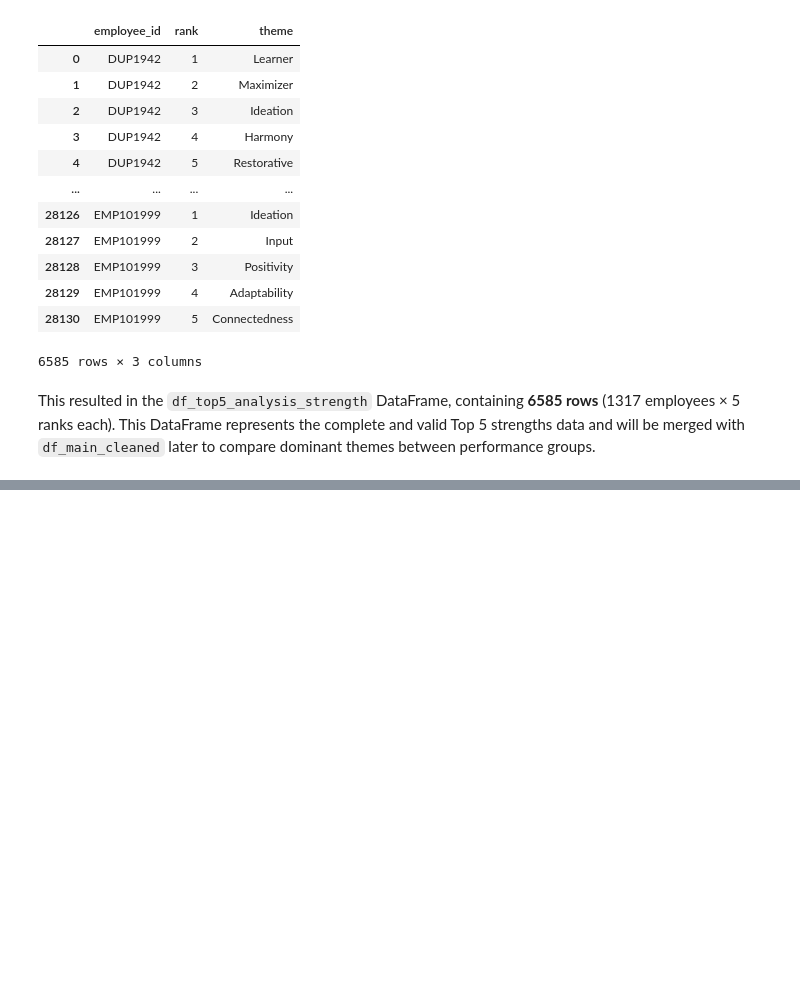
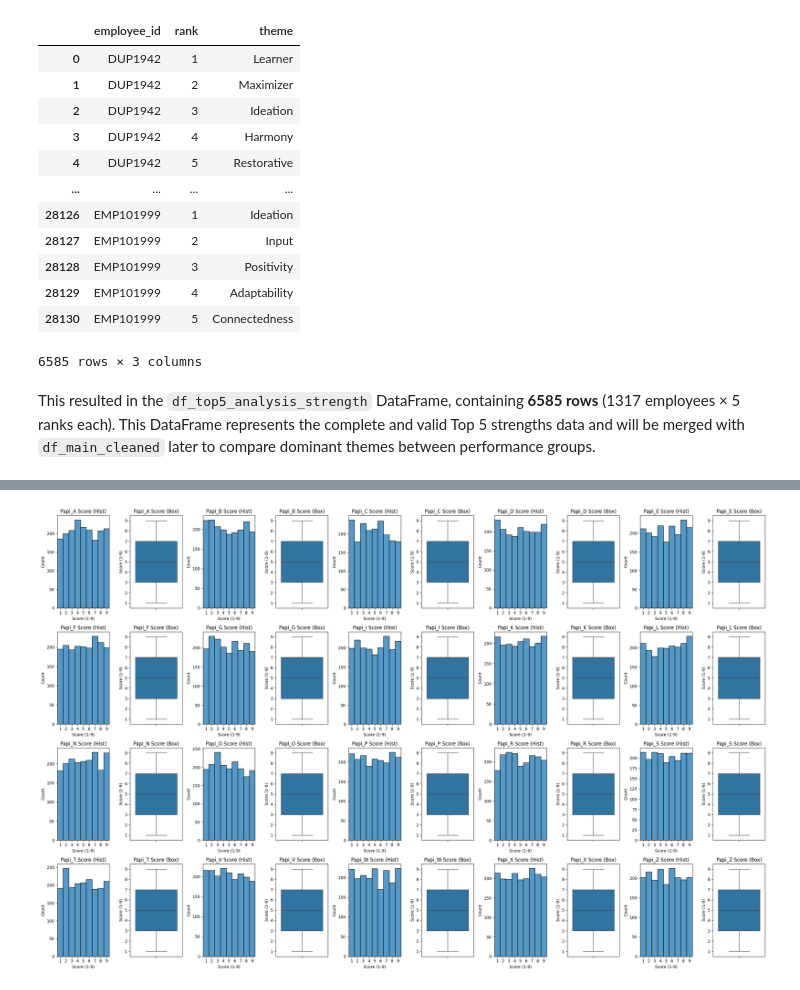
Before and after one commit to fbudimannn/talent-intelligence-system, a Jupyter notebook: 1_analysis/data_exploration.ipynb, the cells around one changed output, grey strips where cells are left out. Drawn from its saved outputs; the diff is of its cells as text; code cells hidden in the pictures; blank space fills up the shorter version.

```diff
--- a/1_analysis/data_exploration.ipynb
+++ b/1_analysis/data_exploration.ipynb
@@ -1344,0 +1374,4 @@ This resulted in the `df_top5_analysis_strength` DataFrame, containing **6585 ro
+# %%
+# Make a copy for irrelevant analysis
+
+df_papi_scores_irrelevant = df_papi_scores.copy()
@@ -1344,0 +1416,3 @@ This resulted in the `df_top5_analysis_strength` DataFrame, containing **6585 ro
+# %%
+#Make a copy for null value check
+df_papi_scores_null = df_papi_scores_irrelevant.copy()
@@ -1344,0 +1486,55 @@ This resulted in the `df_top5_analysis_strength` DataFrame, containing **6585 ro
+# %%
+# Check Score Distribution per PAPI Scale
+
+# Get unique scale codes
+scale_codes = df_papi_scores_null['scale_code'].unique()
+n_scales = len(scale_codes)
+
+# Determine grid size (e.g., 5 columns wide for pairs of plots)
+n_cols = 5
+n_rows = (n_scales + n_cols - 1) // n_cols # Calculate needed rows
+
+# Create figure and axes grid
+# Each scale gets 2 plots (hist + box), so n_cols * 2 columns needed
+fig, axes = plt.subplots(n_rows, n_cols * 2, figsize=(n_cols * 5, n_rows * 4))
+axes = axes.flatten() # Flatten the axes array for easy iteration
+
+plot_idx = 0
+for i, scale in enumerate(sorted(scale_codes)): # Sort scales alphabetically
+    # Filter data for the current scale, excluding NaNs for plotting distribution
+    scale_data = df_papi_scores_null[df_papi_scores_null['scale_code'] == scale]['score'].dropna()
+
+    if not scale_data.empty:
+        # --- Histogram ---
+        ax_hist = axes[plot_idx]
+        # Use bins appropriate for integer scores 1-9
+        sns.histplot(scale_data, kde=False, ax=ax_hist, bins=np.arange(1, 11) - 0.5)
+        ax_hist.set_title(f'{scale} Score (Hist)')
+        ax_hist.set_xlabel('Score (1-9)')
+        ax_hist.set_xticks(range(1, 10)) # Set ticks for scores 1-9
+        ax_hist.set_xlim(0.5, 9.5) # Set x-axis limits
+
+        # --- Boxplot ---
+        ax_box = axes[plot_idx + 1]
+        sns.boxplot(y=scale_data, ax=ax_box)
+        ax_box.set_title(f'{scale} Score (Box)')
+        ax_box.set_ylabel('Score (1-9)')
+        ax_box.set_ylim(0.5, 9.5) # Set y-axis limits consistent with range 1-9
+
+        plot_idx += 2 # Move to the next pair of axes
+    else:
+         # Handle case where a scale might have NO scores
+        axes[plot_idx].set_title(f'{scale} (No Data)')
+        axes[plot_idx].set_visible(False)
+        axes[plot_idx + 1].set_visible(False)
+        plot_idx += 2
+
+
+# Hide any unused subplots at the end
+for j in range(plot_idx, len(axes)):
+    axes[j].set_visible(False)
+
+plt.tight_layout()
+plt.show()
+# %% [output]
+[figure, added]
```
Also changed, not shown: parts of 25 cells of this notebook.
